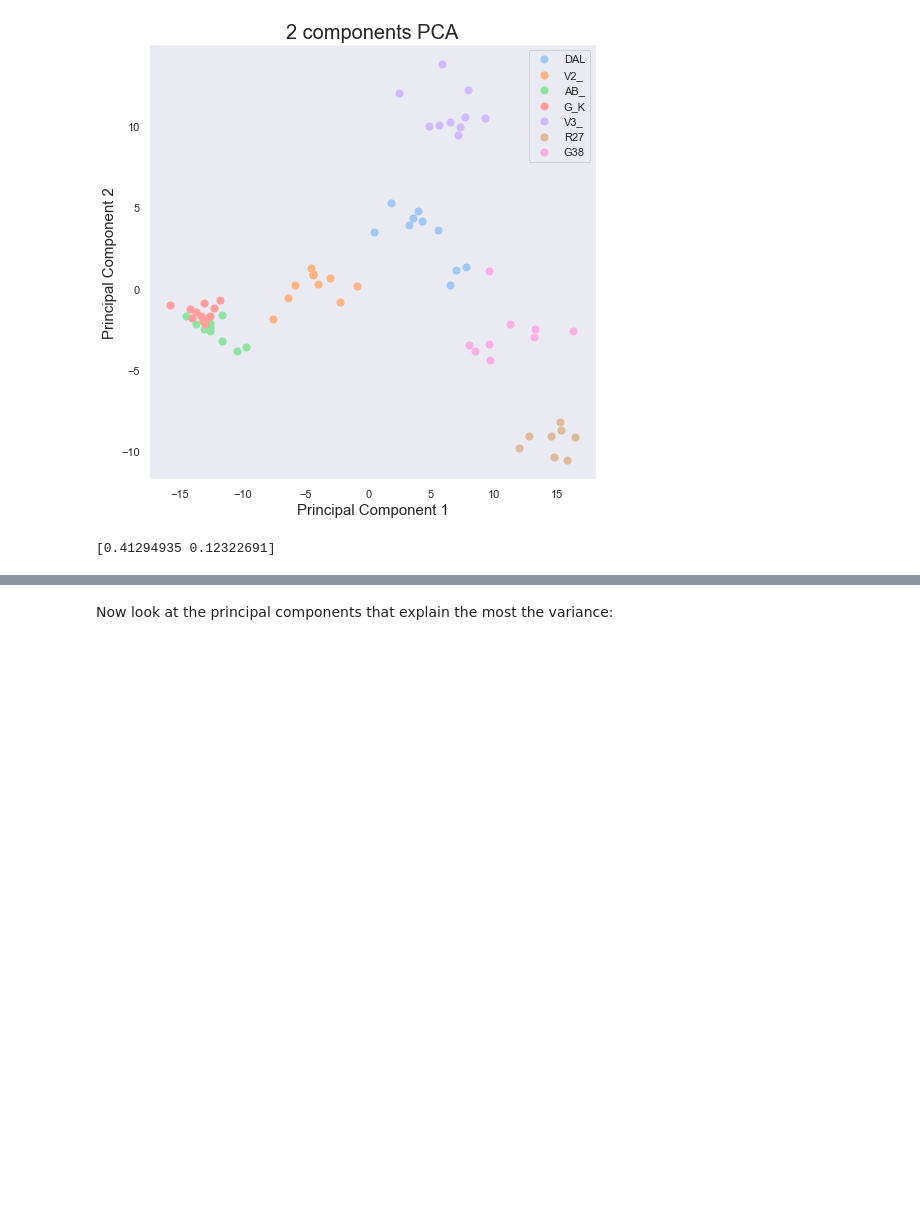
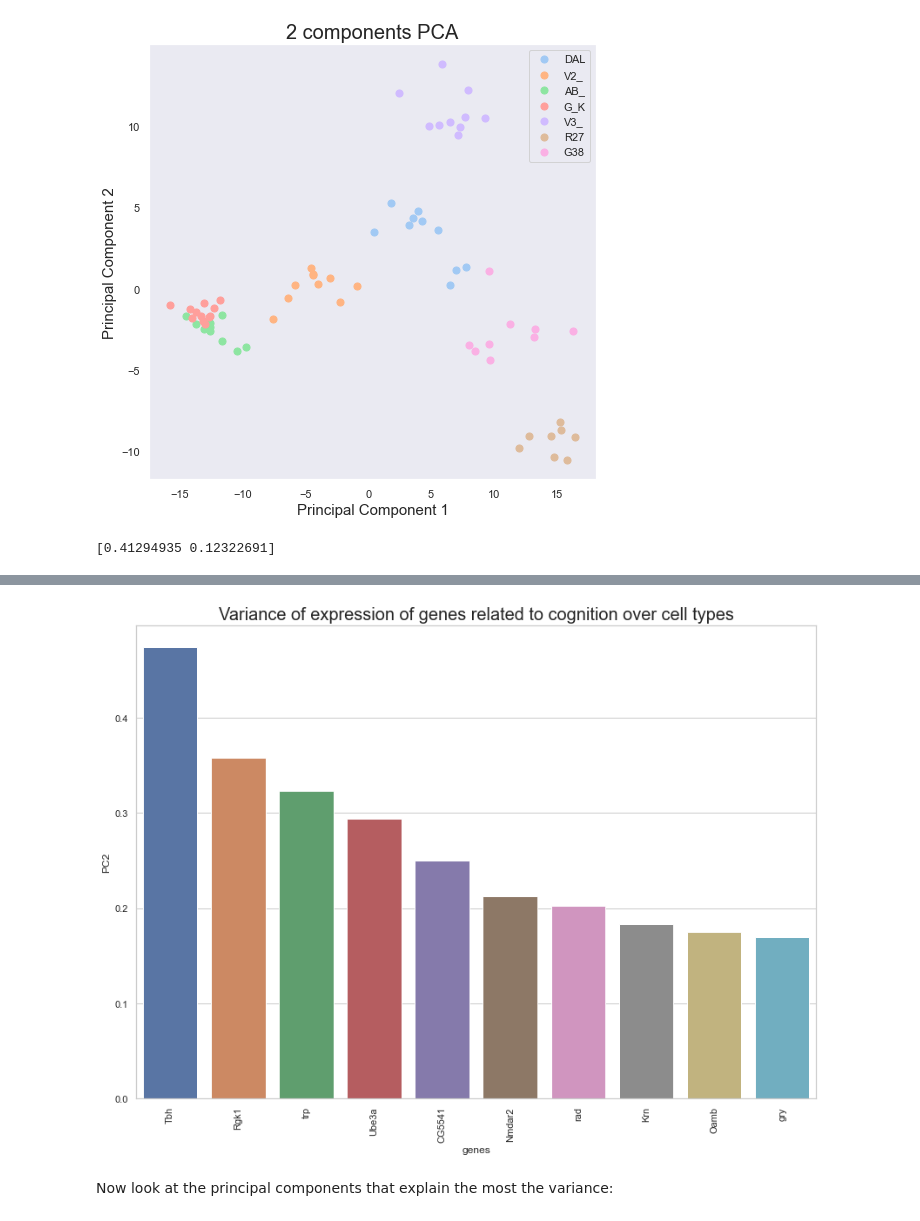
Before and after one commit to marieanselmet/genetic_link_metabolism_neurodegeneration, a Jupyter notebook: single_cell_RNAseq_MB/single_cell_RNAseq.ipynb, the cells around one changed output, grey strips where cells are left out. Cells and saved outputs as stored; diff of their text form; code cells hidden in the pictures; blank space fills up the shorter version.

```diff
--- a/single_cell_RNAseq_MB/single_cell_RNAseq.ipynb
+++ b/single_cell_RNAseq_MB/single_cell_RNAseq.ipynb
@@ -584,3 +619,13 @@ print(pca_2D_all.explained_variance_ratio_)
+# %%
+# # Plot genes contributing the most to PC2
+sns.set_theme(style="whitegrid")
+fig = plt.figure(figsize = (14,10))
+ax = fig.add_subplot(1,1,1)
+ax.set_title('Variance of expression of genes related to cognition over cell types', fontsize = 20)
+ax = sns.barplot(x='genes', y='PC2', data=pc2_all_2D_main)
+ax.set_xticklabels(labels=pc2_all_2D_main['genes'],rotation=90);
+# %% [output]
+[figure, added]
 # %% [markdown]
 Now look at the principal components that explain the most the variance:
 # %%
```
Also changed, not shown: parts of 5 cells of this notebook.
